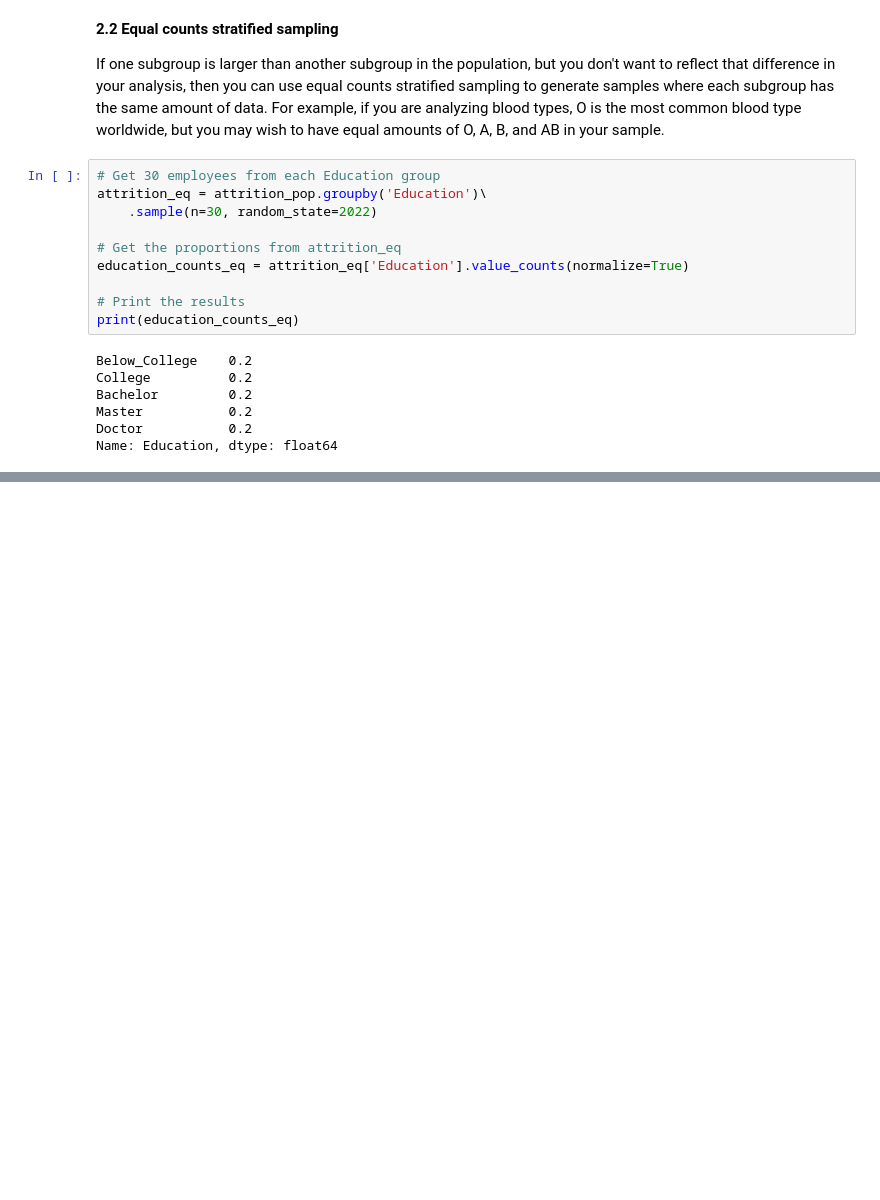
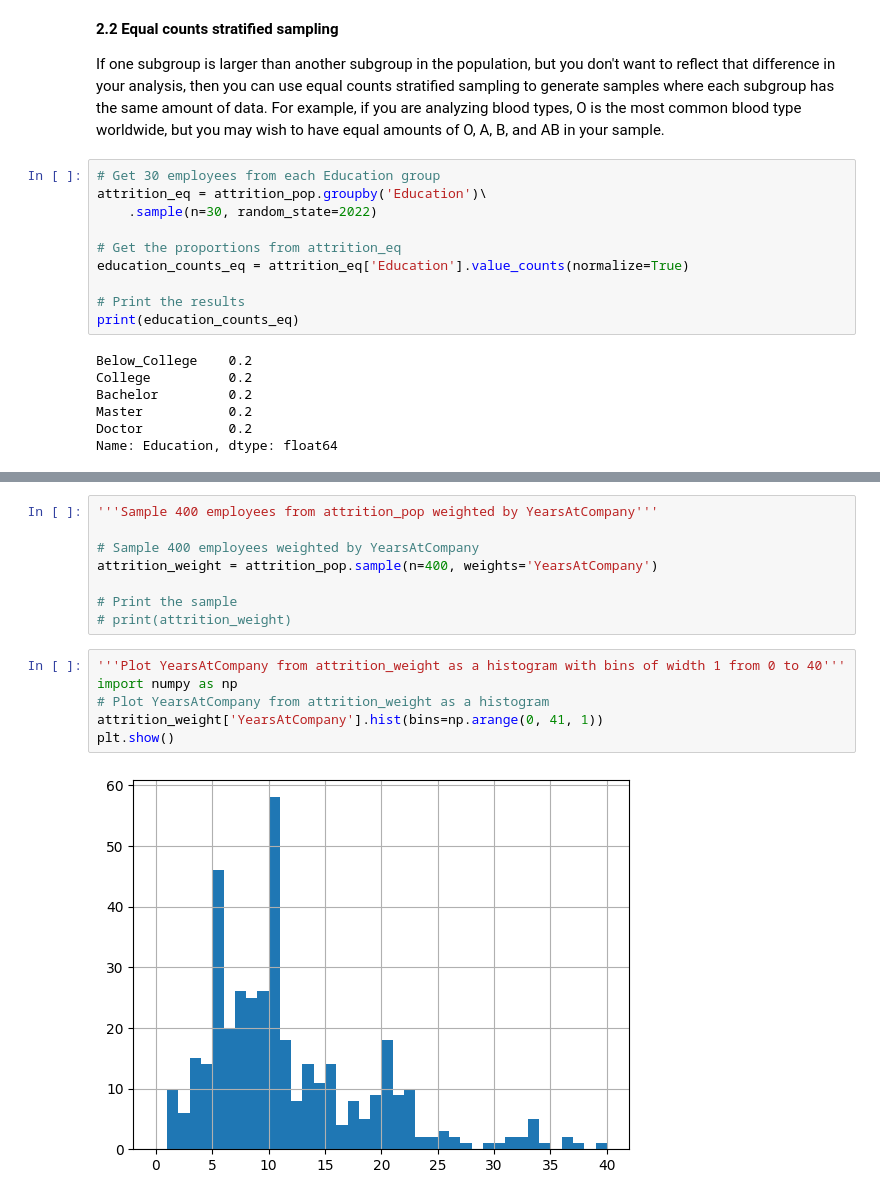
Before and after one commit to yazanhannun/Sampling-in-Python, a Jupyter notebook: 2_Sampling Methods.ipynb, the cells around one changed output, grey strips where cells are left out. Drawn from its saved outputs; the diff is of its cells as text; blank space fills up the shorter version.

```diff
--- a/2_Sampling Methods.ipynb
+++ b/2_Sampling Methods.ipynb
@@ -231,0 +247,16 @@ Name: Education, dtype: float64
+# %%
+'''Sample 400 employees from attrition_pop weighted by YearsAtCompany'''
+
+# Sample 400 employees weighted by YearsAtCompany
+attrition_weight = attrition_pop.sample(n=400, weights='YearsAtCompany')
+
+# Print the sample
+# print(attrition_weight)
+# %%
+'''Plot YearsAtCompany from attrition_weight as a histogram with bins of width 1 from 0 to 40'''
+import numpy as np
+# Plot YearsAtCompany from attrition_weight as a histogram
+attrition_weight['YearsAtCompany'].hist(bins=np.arange(0, 41, 1))
+plt.show()
+# %% [output]
+[figure, added]
```
Also changed, not shown: parts of 8 cells of this notebook.
